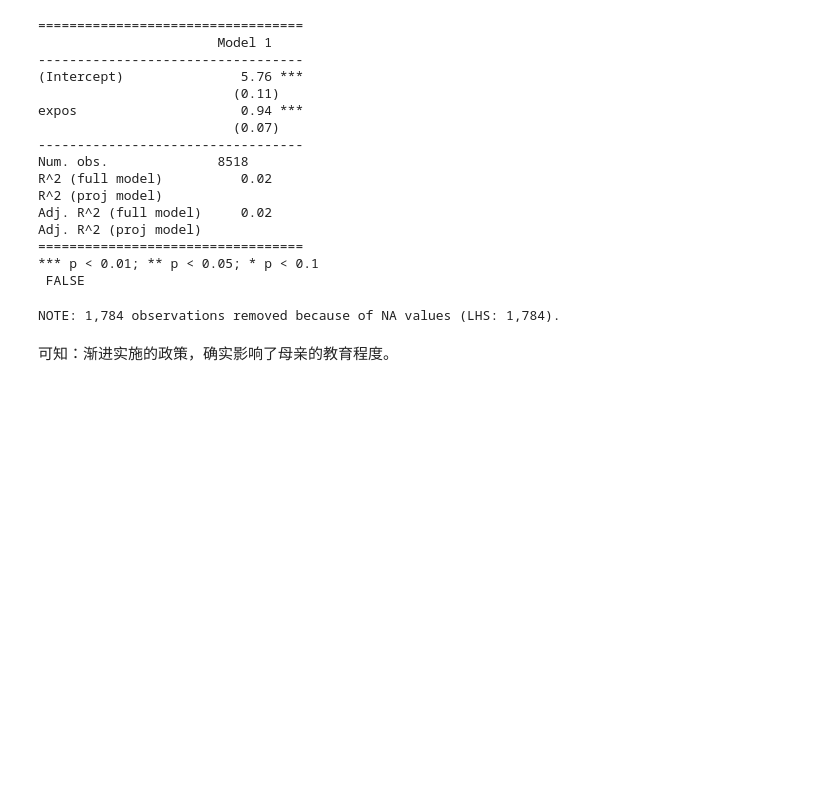
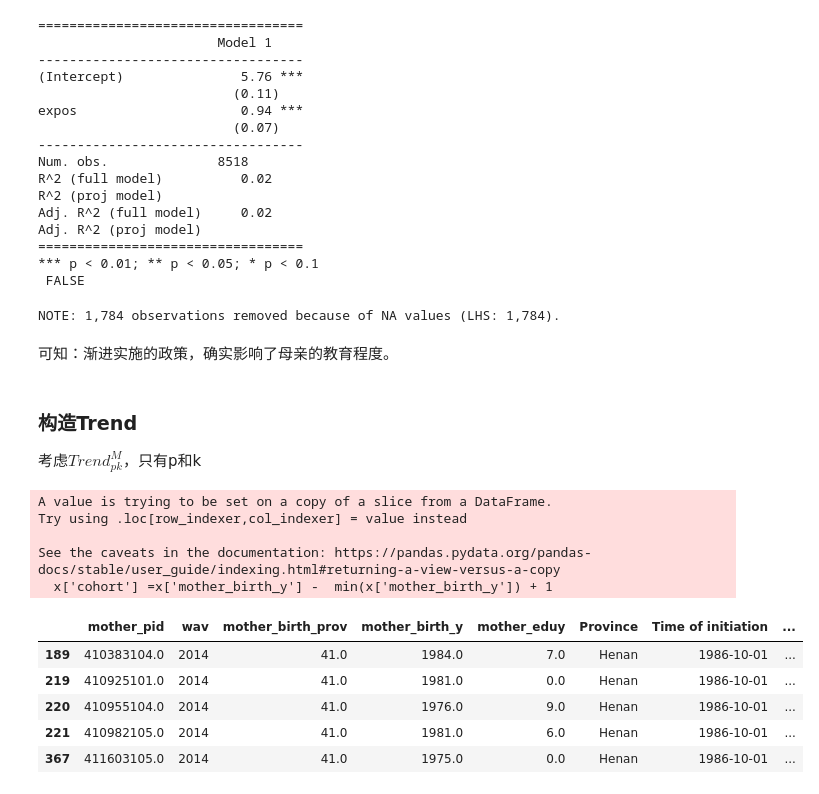
Before and after one commit to itsaquestion/Replication, a Jupyter notebook: cui2019/data3.ipynb, the cells around one changed output. Saved outputs shown, nothing was run; the diff lists cells and outputs as text; code cells hidden in the pictures; blank space fills up the shorter version.

```diff
--- a/cui2019/data3.ipynb
+++ b/cui2019/data3.ipynb
@@ -351,3 +363,23 @@ Adj. R^2 (proj model)
 NOTE: 1,784 observations removed because of NA values (LHS: 1,784).
 # %% [markdown]
 可知：渐进实施的政策，确实影响了母亲的教育程度。
+# %% [markdown]
+### 构造Trend
+
+考虑$Trend_{pk}^{M}$，只有p和k
+# %%
+x = expos_df.query('Province == "Henan"')
+x['cohort'] = x['mother_birth_y'] -  min(x['mother_birth_y']) + 1
+x.head()
+# %% [output]
+A value is trying to be set on a copy of a slice from a DataFrame.
+Try using .loc[row_indexer,col_indexer] = value instead
+
+See the caveats in the documentation: https://pandas.pydata.org/pandas-docs/stable/user_guide/indexing.html#returning-a-view-versus-a-copy
+  x['cohort'] =x['mother_birth_y'] -  min(x['mother_birth_y']) + 1
+|  | mother_pid | wav | mother_birth_prov | mother_birth_y | mother_eduy | Province | Time of initiation | ... |
+| 189 | 410383104.0 | 2014 | 41.0 | 1984.0 | 7.0 | Henan | 1986-10-01 | ... |
+| 219 | 410925101.0 | 2014 | 41.0 | 1981.0 | 0.0 | Henan | 1986-10-01 | ... |
+| 220 | 410955104.0 | 2014 | 41.0 | 1976.0 | 9.0 | Henan | 1986-10-01 | ... |
+| 221 | 410982105.0 | 2014 | 41.0 | 1981.0 | 6.0 | Henan | 1986-10-01 | ... |
+| 367 | 411603105.0 | 2014 | 41.0 | 1975.0 | 0.0 | Henan | 1986-10-01 | ... |
```
Also changed, not shown: parts of 12 cells of this notebook.
